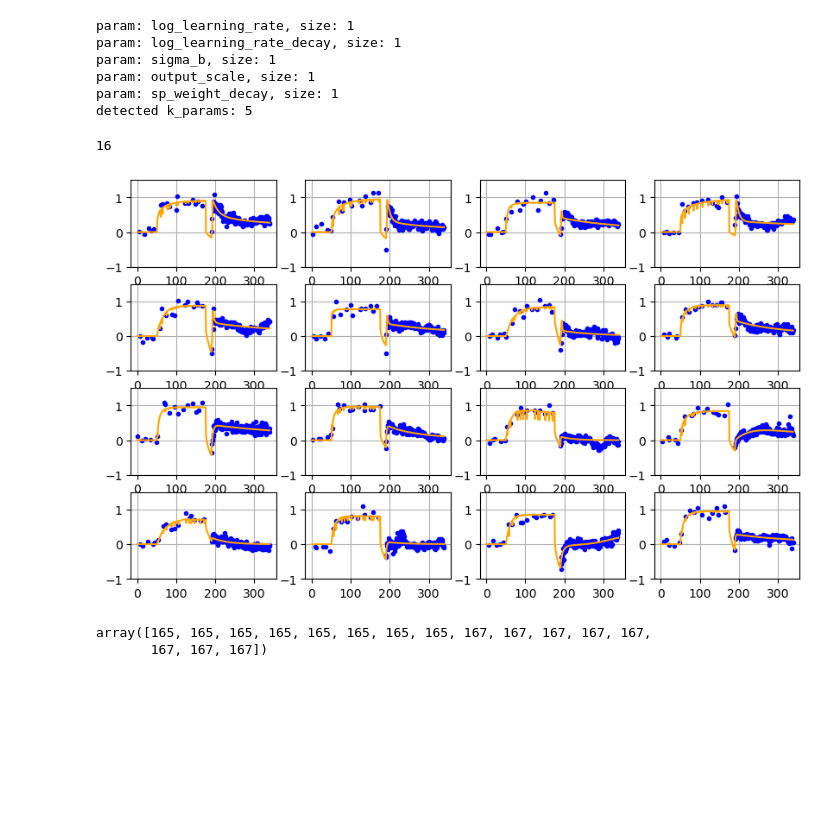
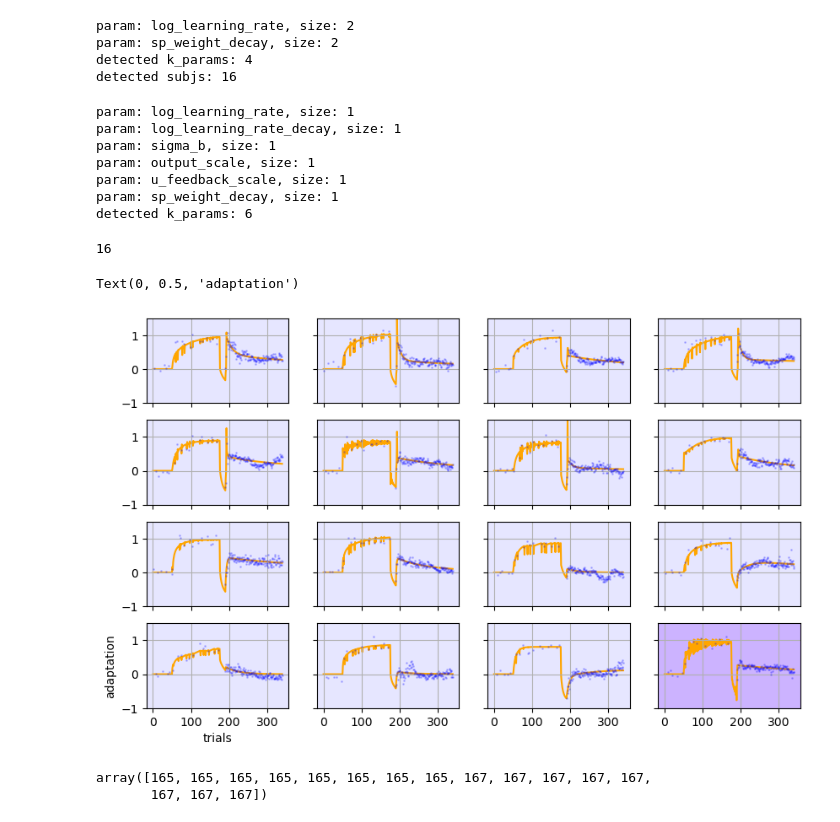
Before and after one commit to sashkarivkind/contextual_frogs, a Jupyter notebook: experimental/optim/result_view_part2.ipynb, the cells around one changed output. Drawn from its saved outputs; the diff is of its cells as text; code cells hidden in the pictures; blank space fills up the shorter version.

Commit message:
initial signoff visualisations

```diff
--- a/experimental/optim/result_view_part2.ipynb
+++ b/experimental/optim/result_view_part2.ipynb
@@ -72,10 +72,27 @@ from stat_utils import bic_gaussian_from_rmse
 # result_path = '/homes/ar2342/one_more_dir/contextual_frogs/results_part2/hello_part2_LRmin_basicBwdCapatRMSprop_NEW/'
 # result_path = '/homes/ar2342/one_more_dir/contextual_frogs/results_part2/hello_part2_LRmin_basicBwdCapatRMSprop_NEWvery/'
 # result_path = '/homes/ar2342/one_more_dir/contextual_frogs/results_part2/hello_part2_LRmin_basicBwdCapatRMSprop_NEWveryInjTuned/'
-result_path ='/homes/ar2342/one_more_dir/contextual_frogs/results_part2/hello_part2_LRmin_basicBwdCapatRMSprop_NEWveryFudgeDisabled/'
+# result_path ='/homes/ar2342/one_more_dir/contextual_frogs/results_part2/hello_part2_LRmin_basicBwdCapatRMSprop_NEWveryFudgeDisabled_recover/'
+# result_path ='/homes/ar2342/one_more_dir/contextual_frogs/results_part2/hello_part2_LRmin_basicBwdCapatRMSprop_NEWveryFudgeDisabled_LRrecover5em3/'
+# result_path = '/homes/ar2342/one_more_dir/contextual_frogs/results_part2/hello_part2_LRmin_basicBwdCapatRMSprop_NEWveryFudgeDisabled_LRrecover5em3_noLRmin/'
+result_path = '/homes/ar2342/one_more_dir/contextual_frogs/results_part2/hello_part2_LRmin_basicBwdCapatRMSprop_NEWveryFudgeDisabled_LRrecover5em3_noLRminUopt/'
+# result_path = '/homes/ar2342/one_more_dir/contextual_frogs/results_part2/hello_part2_LRmin_basicBwdCapatRMSprop_NEWveryFudgeDisabled_LRrecover1em3_noLRminUopt/'
+
+# result_path = '/homes/ar2342/one_more_dir/contextual_frogs/results_part2/hello_part2_LRmin_basicBwdCapatRMSprop_NEWveryFudgeDisabled_LRrecover5em3_noLRminInjOpt0/'
+# result_path = '/homes/ar2342/one_more_dir/contextual_frogs/results_part2/hello_part2_LRmin_basicBwdCapatRMSprop_NEWveryFudgeDisabled_LRrecover5em3_noLRminInjOpt3Trained/'
+
+# result_path = '/homes/ar2342/one_more_dir/contextual_frogs/results_part2/hello_part2_LRmin_basicBwdCapatRMSprop_NEWveryFudgeDisabled_LRrecover1em3_noLRmin/'
 
 # result_path = '/homes/ar2342/one_more_dir/contextual_frogs/results_part2/state_space_2ratesXconsolidation/'
 # result_path = '/homes/ar2342/one_more_dir/contextual_frogs/results_part2/lerner_group1_CLNNm1Xconsolidation/'
+
+lerner_dual_rate_bics = read_rmse_and_bic_from_path('/homes/ar2342/one_more_dir/contextual_frogs/results_part2/lerner_group1_m2/', seeds=128)
+# result_path = '/homes/ar2342/one_more_dir/contextual_frogs/results_part2/lerner_g1_part2_LRmin_basicBwdCapatRMSprop_NEWveryFudgeDisabled_LRrecover5em3_noLRmin/'
+# %% [output]
+param: log_learning_rate, size: 2
+param: sp_weight_decay, size: 2
+detected k_params: 4
+detected subjs: 16
 # %%
 def compute_k_params(model_state_dict,
                      exclude_by_startwith=['_'],
@@ -106,8 +123,9 @@ param: log_learning_rate, size: 1
 param: log_learning_rate_decay, size: 1
 param: sigma_b, size: 1
 param: output_scale, size: 1
+param: u_feedback_scale, size: 1
 param: sp_weight_decay, size: 1
-detected k_params: 5
+detected k_params: 6
 # %%
 
 
@@ -135,21 +153,48 @@ subjs
 # %% [output]
 16
 # %%
+lerner_switch = True
+
 
 plt.figure(figsize=(10, 6))
 plt.subplot(4, 4, 1)
 cnt=0
 for ii, (this_exp, this_pred) in enumerate(zip(a_exp.T, a_pred.T)):
-    plt.subplot(4, 4, 1 + ii//seeds)
+    this_sub = ii//seeds
+    plt.subplot(4, 4, 1 + this_sub)
     polarity = np.sign(np.nanmean(this_exp[:175]))
     if ii % seeds == 0:
-        plt.plot(polarity*this_exp,'.', label='Experimental', color='blue')
-    if ii % seeds == best_seed_idx[ii//seeds]:
-        plt.plot(polarity*this_pred, label='Predicted', color='orange')
+        plt.plot(polarity*this_exp,'.', label='Experimental', color='blue', markersize=2, alpha=0.2)
+    if ii % seeds == best_seed_idx[this_sub]:
+        plt.plot(polarity*this_pred, label='Predicted', color='orange',zorder=0)
         plt.grid() #; print(cnt); cnt+=1
         plt.ylim([-1,1.5])
-    # plt.xlabel('trials')
-    # plt.ylabel('adaptation')
-    # plt.title('Experimental vs Predicted Data')
+
+    if this_sub % 4 > 0:
+        plt.gca().set_yticklabels([])
+    if this_sub < 12:
+        plt.gca().set_xticklabels([])
+
+    if not lerner_switch:
+        if this_sub <8:
+            # plt.axvspan(0, 340, color='green', alpha=0.01)
+            plt.gca().set_facecolor((0.9,1,0.9))
+        else:
+            # plt.axvspan(0,340, color='orange', alpha=0.1)
+            plt.gca().set_facecolor((1,0.95,0.9))
+    else:
+        if this_sub <15:
+            # plt.axvspan(0, 340, color='green', alpha=0.01)
+            plt.gca().set_facecolor((0.9,0.9,1))
+        else:
+            # plt.axvspan(0,340, color='orange', alpha=0.1)
+            plt.gca().set_facecolor((0.8,0.7,1))
+plt.subplot(4, 4, 13)
+plt.xlabel('trials')
+plt.ylabel('adaptation')
+# plt.title('Experimental vs Predicted Data')
+# plt.savefig('/homes/ar2342/one_more_dir/contextual_frogs/figs/ersrFitsM19.pdf', format='pdf', bbox_inches='tight')#
+# plt.savefig('/homes/ar2342/one_more_dir/contextual_frogs/figs/lernerFitsM19.pdf', format='pdf', bbox_inches='tight')
 # %% [output]
+Text(0, 0.5, 'adaptation')
-[figure, old version]
+[figure, new version]
```
Also changed, not shown: parts of 47 cells of this notebook, 12 other files.
